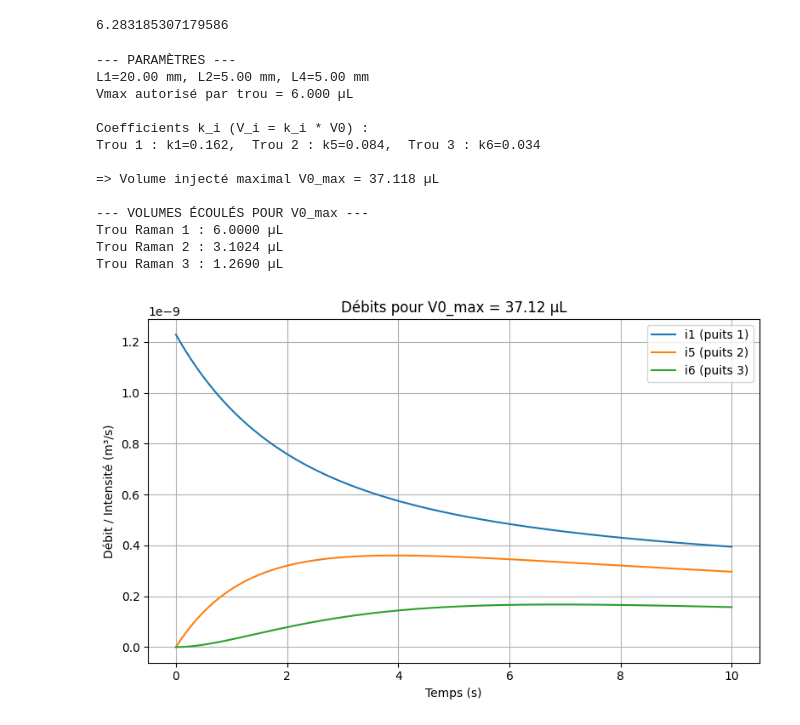
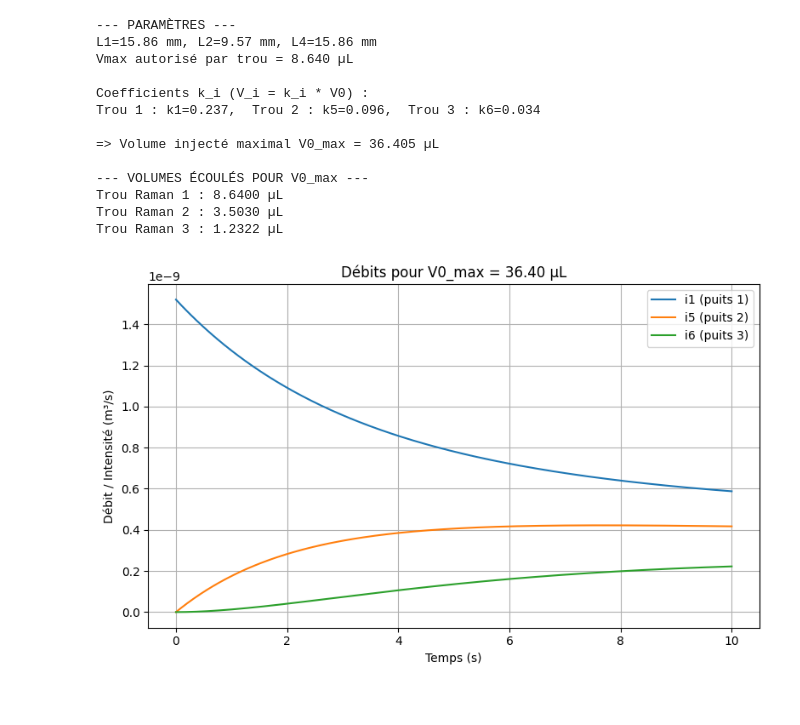
Before and after one commit to AntoineGuenette/GBM8871-labs-projects, a Jupyter notebook: projet/calculs.ipynb, the cells around one changed output. Drawn from its saved outputs; the diff is of its cells as text; code cells hidden in the pictures.

Commit message:
Change input method

```diff
--- a/projet/calculs.ipynb
+++ b/projet/calculs.ipynb
@@ -156,7 +152,3 @@ Somme totale : 0.3739 µL (≈ V0 ?)
-# %%
-print(np.pi*1e-6*2e-3 * 1e9 )
-# %% [output]
-6.283185307179586
 # %%
 """
 Simulation du circuit hydraulique équivalent (RC)
@@ -171,17 +163,17 @@ Ce script :
 import numpy as np
 import matplotlib.pyplot as plt
 
-# ------------------------------
+######################
 # Constantes physiques
-# ------------------------------
+######################
 mu = 1e-3      # viscosité dynamique (Pa·s)
 rho = 1000.0   # densité (kg/m³)
 g = 9.81       # gravité (m/s²)
 pi = np.pi
 
-# ------------------------------
-# Fonctions auxiliaires
-# ------------------------------
+###########
+# Fonctions
+###########
 def R_chan(L, w, h, mu):
     """Résistance hydraulique d'un canal rectangulaire."""
     factor = 1.0 - 0.63 * (h / w)
@@ -228,22 +220,18 @@ def compute_volumes(L1, L2, L4, V0, t_final=10.0):
     I_t = (R_mat @ V_t.T).T
     i1, i5, i6 = I_t[:, 1], I_t[:, 2], I_t[:, 3]
 
-    V1 = np.trapz(i1, t)
-    V5 = np.trapz(i5, t)
-    V6 = np.trapz(i6, t)
+    V1 = np.trapezoid(i1, t)
+    V5 = np.trapezoid(i5, t)
+    V6 = np.trapezoid(i6, t)
     return V1, V5, V6, t, i1, i5, i6
 
 # ------------------------------
 # Entrée utilisateur
 # ------------------------------
-try:
-    L1 = float(input("Longueur L1 (mm) [ex: 4] : ")) * 1e-3
-    L2 = float(input("Longueur L2 (mm) [ex: 2] : ")) * 1e-3
-    L4 = float(input("Longueur L4 (mm) [ex: 2] : ")) * 1e-3
-    Vmax = float(input("Volume maximal par trou (µL) [ex: 2] : ")) * 1e-9
-except ValueError:
-    print("Entrée invalide. Utilisation des valeurs par défaut.")
-    L1, L2, L4, Vmax = 4e-3, 2e-3, 2e-3, 2e-9
+L1 = 15.86e-3
+L2 = 9.57e-3
+L4 = 15.86e-3
+Vmax = 8.64e-9
 
 # ------------------------------
 # Calcul du coefficient de proportionnalité
@@ -254,49 +242,49 @@ V1_test, V5_test, V6_test, t, i1, i5, i6 = compute_volumes(L1, L2, L4, V_test)
 # Chaque volume écoulé est proportionnel à V0 → V_i = k_i * V0
 k1, k5, k6 = V1_test / V_test, V5_test / V_test, V6_test / V_test
 V0_max = min(Vmax / k1, Vmax / k5, Vmax / k6)
 
 # ------------------------------
 # Résultats et tracé
 # ------------------------------
 print("\n--- PARAMÈTRES ---")
 print(f"L1={L1*1e3:.2f} mm, L2={L2*1e3:.2f} mm, L4={L4*1e3:.2f} mm")
 print(f"Vmax autorisé par trou = {Vmax*1e9:.3f} µL")
 print(f"\nCoefficients k_i (V_i = k_i * V0) :")
 print(f"Trou 1 : k1={k1:.3f},  Trou 2 : k5={k5:.3f},  Trou 3 : k6={k6:.3f}")
 print(f"\n=> Volume injecté maximal V0_max = {V0_max*1e9:.3f} µL")
 
 # Vérification : recalcul avec V0_max
 V1, V5, V6, t, i1, i5, i6 = compute_volumes(L1, L2, L4, V0_max)
 
 print("\n--- VOLUMES ÉCOULÉS POUR V0_max ---")
 print(f"Trou Raman 1 : {V1*1e9:.4f} µL")
 print(f"Trou Raman 2 : {V5*1e9:.4f} µL")
 print(f"Trou Raman 3 : {V6*1e9:.4f} µL")
 
 # --- Tracé des débits
-plt.figure(figsize=(8,5))
-plt.plot(t, i1, label="i1 (puits 1)")
-plt.plot(t, i5, label="i5 (puits 2)")
-plt.plot(t, i6, label="i6 (puits 3)")
-plt.xlabel("Temps (s)")
-plt.ylabel("Débit / Intensité (m³/s)")
-plt.title(f"Débits pour V0_max = {V0_max*1e9:.2f} µL")
-plt.legend()
-plt.grid(True)
-plt.tight_layout()
-plt.show()
+plt.figure(figsize=(8,5));
+plt.plot(t, i1, label="i1 (puits 1)");
+plt.plot(t, i5, label="i5 (puits 2)");
+plt.plot(t, i6, label="i6 (puits 3)");
+plt.xlabel("Temps (s)");
+plt.ylabel("Débit / Intensité (m³/s)");
+plt.title(f"Débits pour V0_max = {V0_max*1e9:.2f} µL");
+plt.legend();
+plt.grid(True);
+plt.tight_layout();
+plt.show();
 # %% [output]
 --- PARAMÈTRES ---
-L1=20.00 mm, L2=5.00 mm, L4=5.00 mm
-Vmax autorisé par trou = 6.000 µL
+L1=15.86 mm, L2=9.57 mm, L4=15.86 mm
+Vmax autorisé par trou = 8.640 µL
 
 Coefficients k_i (V_i = k_i * V0) :
-Trou 1 : k1=0.162,  Trou 2 : k5=0.084,  Trou 3 : k6=0.034
+Trou 1 : k1=0.237,  Trou 2 : k5=0.096,  Trou 3 : k6=0.034
 
-=> Volume injecté maximal V0_max = 37.118 µL
+=> Volume injecté maximal V0_max = 36.405 µL
 
 --- VOLUMES ÉCOULÉS POUR V0_max ---
-Trou Raman 1 : 6.0000 µL
-Trou Raman 2 : 3.1024 µL
-Trou Raman 3 : 1.2690 µL
+Trou Raman 1 : 8.6400 µL
+Trou Raman 2 : 3.5030 µL
+Trou Raman 3 : 1.2322 µL
-[figure, old version]
+[figure, new version]
```
Also changed, not shown: parts of 1 cell of this notebook.
